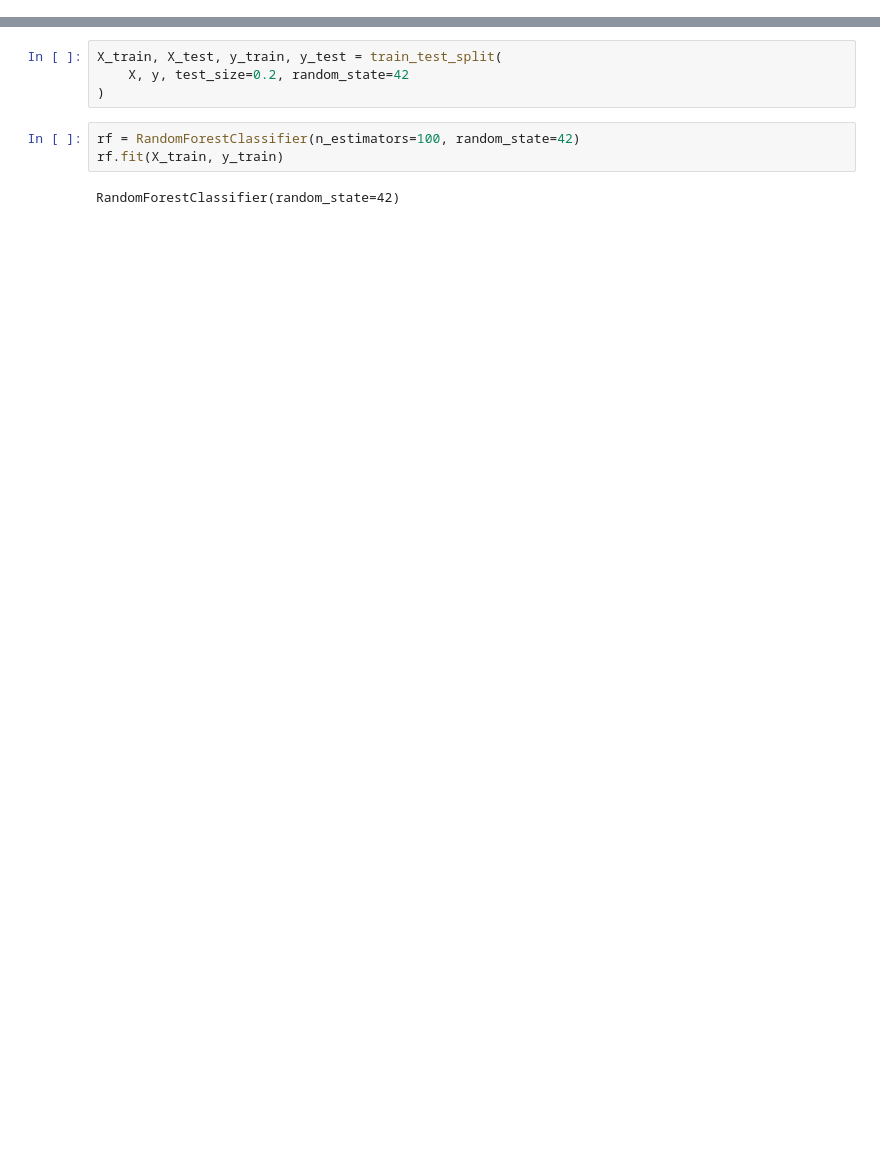
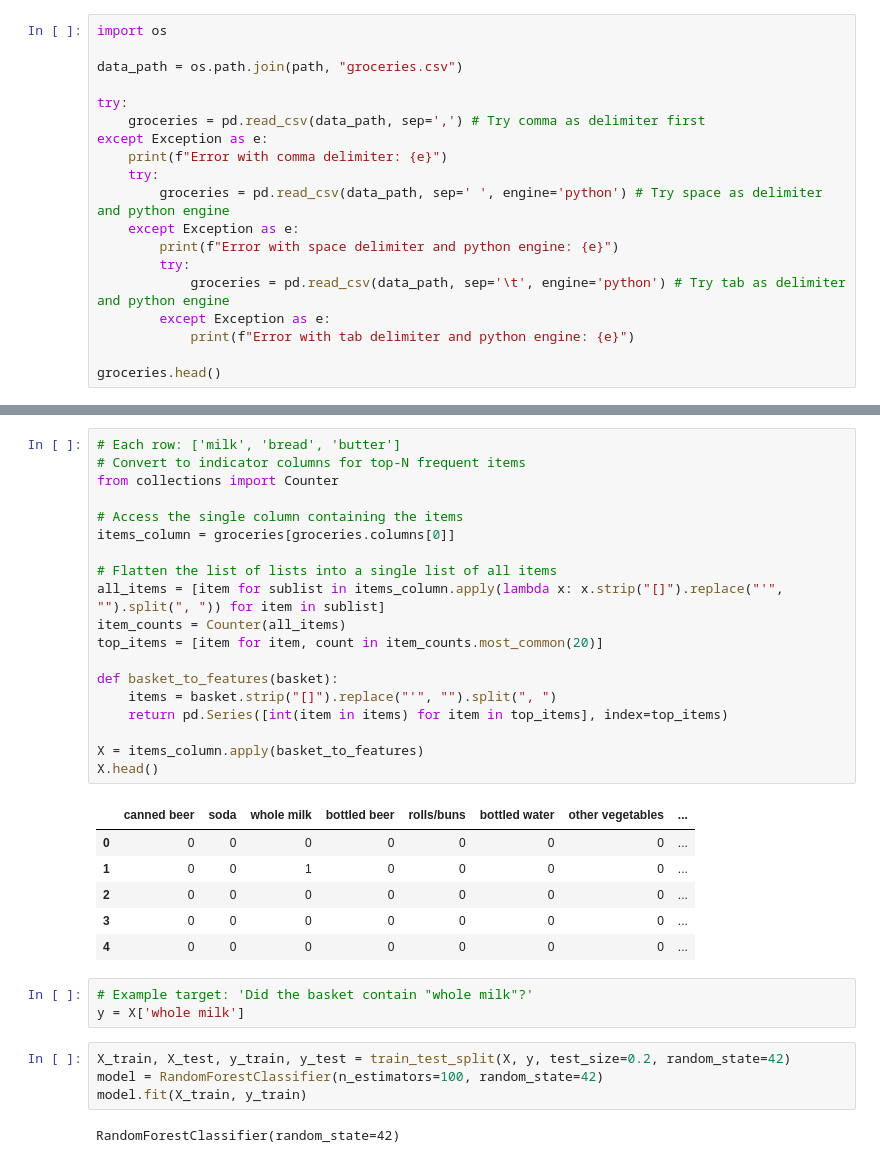
Before and after one commit to PrachitiSParulekar/ML, a Jupyter notebook: Day_9_Random_Forest_Trees.ipynb, the cells around one changed output, grey strips where cells are left out. Drawn from its saved outputs; the diff is of its cells as text; blank space fills up the shorter version.

```diff
--- a/Day_9_Random_Forest_Trees.ipynb
+++ b/Day_9_Random_Forest_Trees.ipynb
@@ -24,0 +21,19 @@ print(X.shape, y.shape)
+# %%
+import os
+
+data_path = os.path.join(path, "groceries.csv")
+
+try:
+    groceries = pd.read_csv(data_path, sep=',') # Try comma as delimiter first
+except Exception as e:
+    print(f"Error with comma delimiter: {e}")
+    try:
+        groceries = pd.read_csv(data_path, sep=' ', engine='python') # Try space as delimiter and python engine
+    except Exception as e:
+        print(f"Error with space delimiter and python engine: {e}")
+        try:
+            groceries = pd.read_csv(data_path, sep='\t', engine='python') # Try tab as delimiter and python engine
+        except Exception as e:
+            print(f"Error with tab delimiter and python engine: {e}")
+
+groceries.head()
@@ -25,9 +50,35 @@ print(X.shape, y.shape)
+# %%
+# Each row: ['milk', 'bread', 'butter']
+# Convert to indicator columns for top-N frequent items
+from collections import Counter
+
+# Access the single column containing the items
+items_column = groceries[groceries.columns[0]]
+
+# Flatten the list of lists into a single list of all items
+all_items = [item for sublist in items_column.apply(lambda x: x.strip("[]").replace("'", "").split(", ")) for item in sublist]
+item_counts = Counter(all_items)
+top_items = [item for item, count in item_counts.most_common(20)]
+
+def basket_to_features(basket):
+    items = basket.strip("[]").replace("'", "").split(", ")
+    return pd.Series([int(item in items) for item in top_items], index=top_items)
+
+X = items_column.apply(basket_to_features)
+X.head()
+# %% [output]
+|  | canned beer | soda | whole milk | bottled beer | rolls/buns | bottled water | other vegetables | ... |
+| 0 | 0 | 0 | 0 | 0 | 0 | 0 | 0 | ... |
+| 1 | 0 | 0 | 1 | 0 | 0 | 0 | 0 | ... |
+| 2 | 0 | 0 | 0 | 0 | 0 | 0 | 0 | ... |
+| 3 | 0 | 0 | 0 | 0 | 0 | 0 | 0 | ... |
+| 4 | 0 | 0 | 0 | 0 | 0 | 0 | 0 | ... |
+# %%
+# Example target: 'Did the basket contain "whole milk"?'
+y = X['whole milk']
 # %%
-X_train, X_test, y_train, y_test = train_test_split(
-    X, y, test_size=0.2, random_state=42
-)
+X_train, X_test, y_train, y_test = train_test_split(X, y, test_size=0.2, random_state=42)
+model = RandomForestClassifier(n_estimators=100, random_state=42)
+model.fit(X_train, y_train)
+# %% [output]
+RandomForestClassifier(random_state=42)
-# %%
-rf = RandomForestClassifier(n_estimators=100, random_state=42)
-rf.fit(X_train, y_train)
-# %% [output]
-RandomForestClassifier(random_state=42)
```
Also changed, not shown: parts of 27 cells of this notebook.
